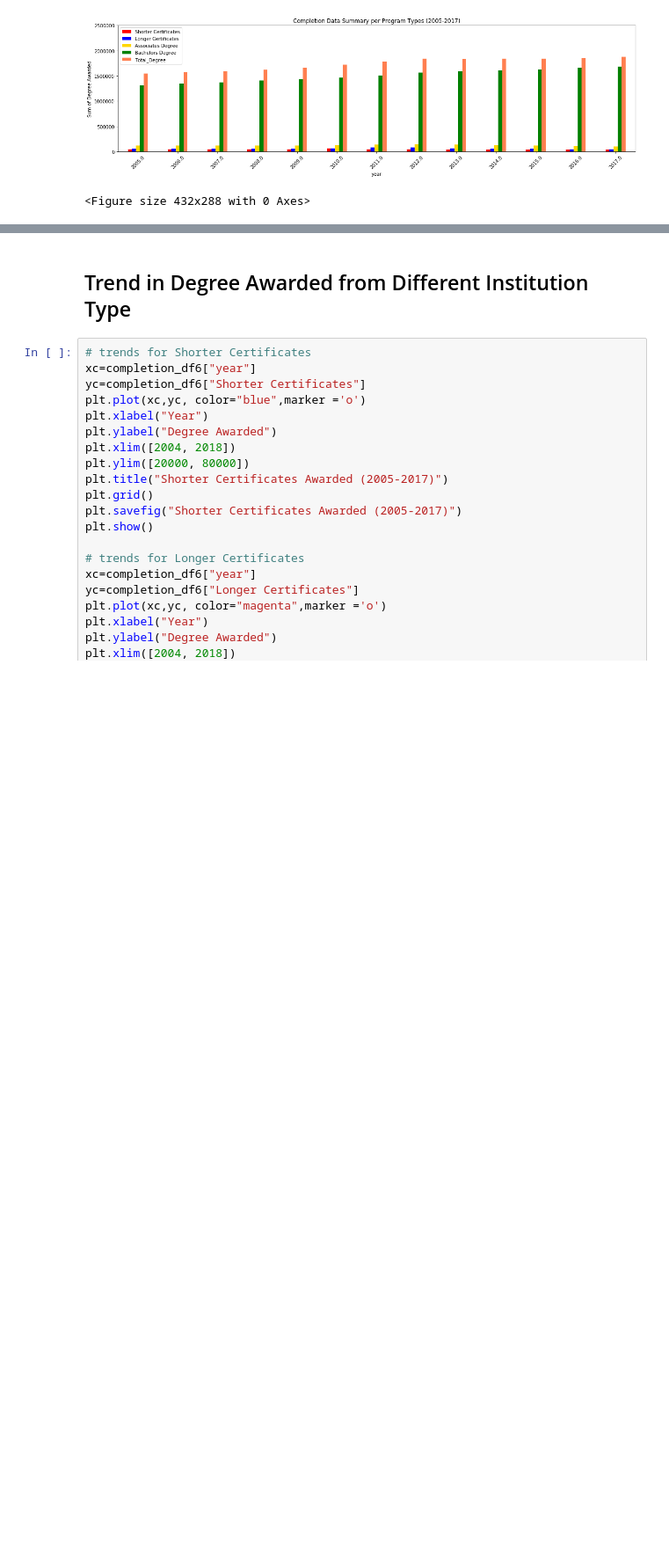
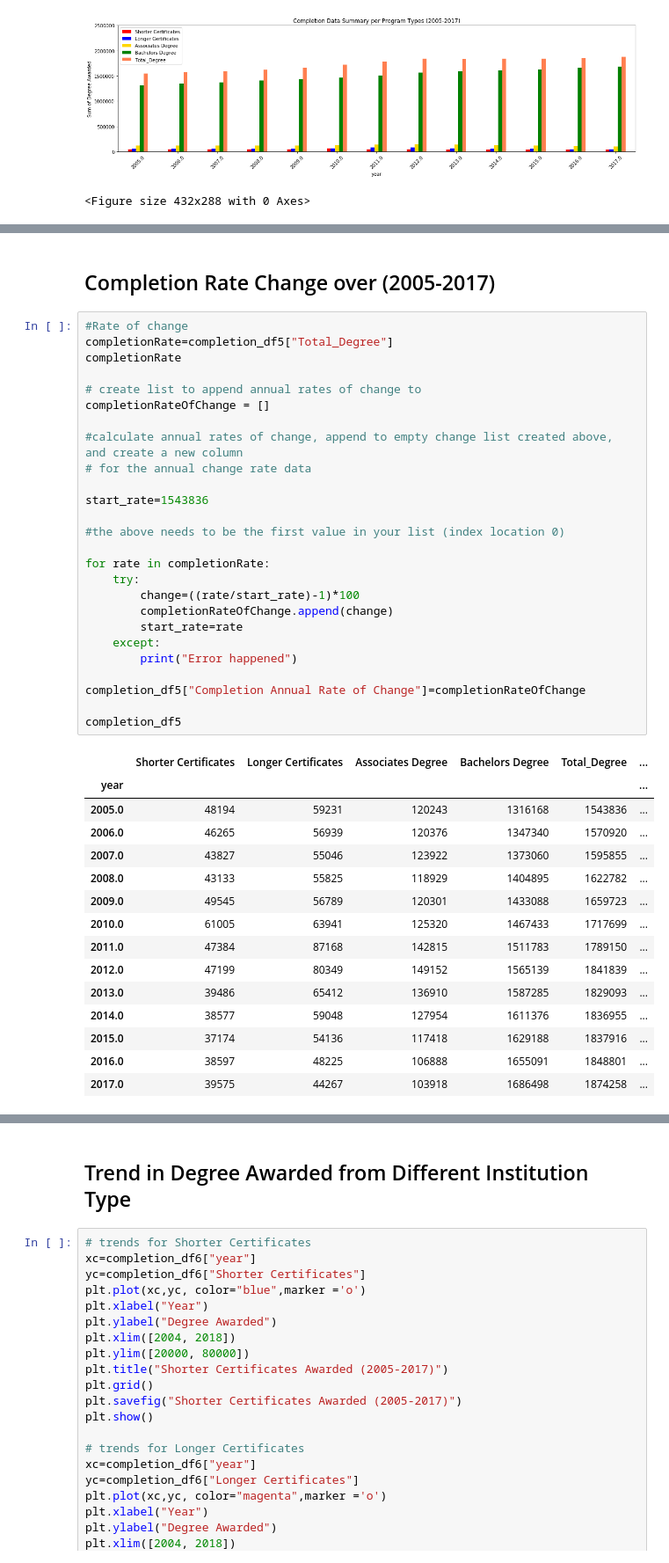
Before and after one commit to grahamb001/Project1, a Jupyter notebook: GroupProject 1_v3.ipynb, the cells around one changed output, grey strips where cells are left out. Shown at 88% size. Cells and saved outputs as stored; diff of their text form; blank space fills up the shorter version.

```diff
--- a/GroupProject 1_v3.ipynb
+++ b/GroupProject 1_v3.ipynb
@@ -213,3 +215,47 @@ completion_df6
 | 10 | 2015.0 | 37174 | 54136 | 117418 | 1629188 | 1837916 |
 | 11 | 2016.0 | 38597 | 48225 | 106888 | 1655091 | 1848801 |
 | 12 | 2017.0 | 39575 | 44267 | 103918 | 1686498 | 1874258 |
+# %% [markdown]
+## Completion Rate Change over (2005-2017)
+# %%
+#Rate of change
+completionRate=completion_df5["Total_Degree"]
+completionRate
+
+# create list to append annual rates of change to
+completionRateOfChange = []
+
+#calculate annual rates of change, append to empty change list created above, and create a new column
+# for the annual change rate data
+
+start_rate=1543836
+
+#the above needs to be the first value in your list (index location 0)
+
+for rate in completionRate:
+    try:
+        change=((rate/start_rate)-1)*100
+        completionRateOfChange.append(change)
+        start_rate=rate
+    except:
+        print("Error happened")
+
+completion_df5["Completion Annual Rate of Change"]=completionRateOfChange
+
+completion_df5
+# %% [output]
+|  | Shorter Certificates | Longer Certificates | Associates Degree | Bachelors Degree | Total_Degree | ... |
+| year |  |  |  |  |  | ... |
+| 2005.0 | 48194 | 59231 | 120243 | 1316168 | 1543836 | ... |
+| 2006.0 | 46265 | 56939 | 120376 | 1347340 | 1570920 | ... |
+| 2007.0 | 43827 | 55046 | 123922 | 1373060 | 1595855 | ... |
+| 2008.0 | 43133 | 55825 | 118929 | 1404895 | 1622782 | ... |
+| 2009.0 | 49545 | 56789 | 120301 | 1433088 | 1659723 | ... |
+| 2010.0 | 61005 | 63941 | 125320 | 1467433 | 1717699 | ... |
+| 2011.0 | 47384 | 87168 | 142815 | 1511783 | 1789150 | ... |
+| 2012.0 | 47199 | 80349 | 149152 | 1565139 | 1841839 | ... |
+| 2013.0 | 39486 | 65412 | 136910 | 1587285 | 1829093 | ... |
+| 2014.0 | 38577 | 59048 | 127954 | 1611376 | 1836955 | ... |
+| 2015.0 | 37174 | 54136 | 117418 | 1629188 | 1837916 | ... |
+| 2016.0 | 38597 | 48225 | 106888 | 1655091 | 1848801 | ... |
+| 2017.0 | 39575 | 44267 | 103918 | 1686498 | 1874258 | ... |
```
Also changed, not shown: parts of 3 cells of this notebook, 1 other file.
